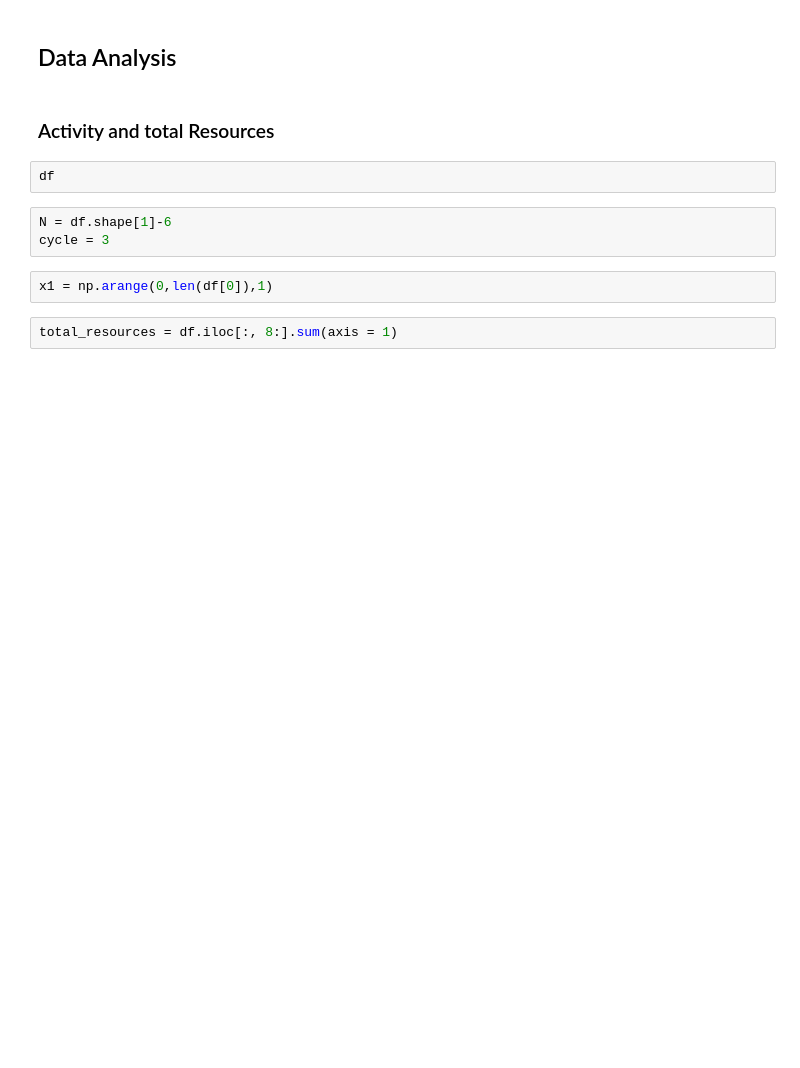
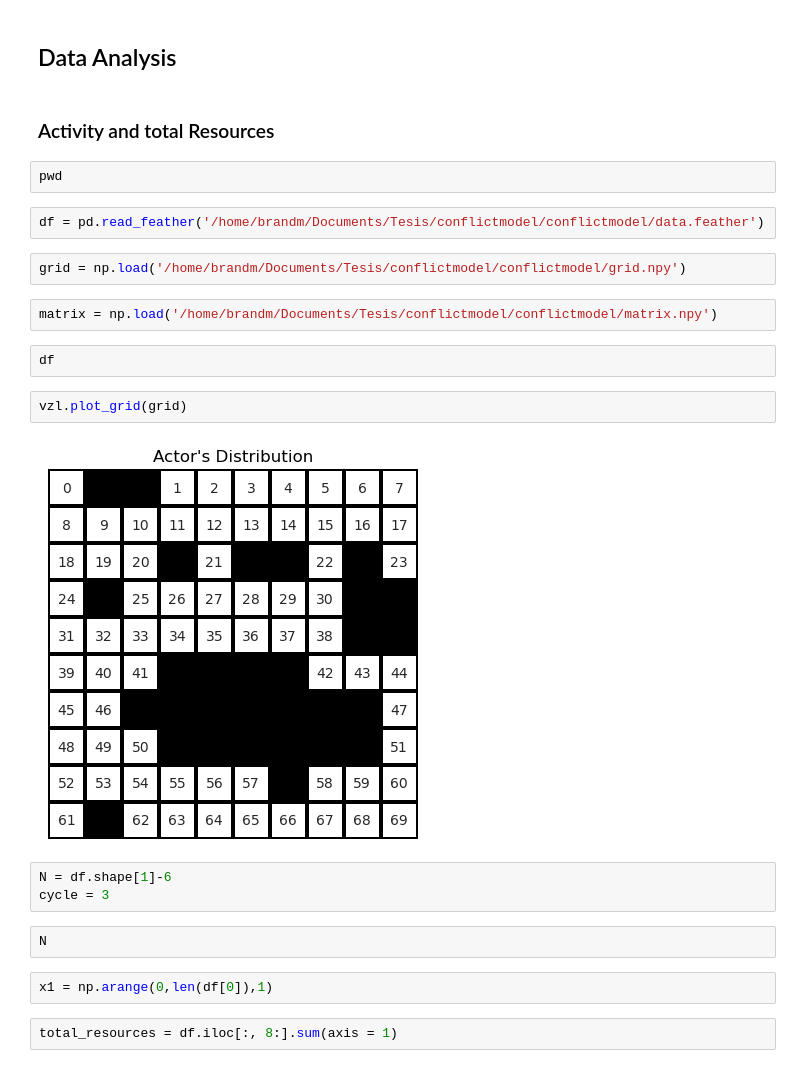
Before and after one commit to brandonminta/conflictmodel, a Jupyter notebook: Simulation-Single.ipynb, the cells around one changed output. Drawn from its saved outputs; the diff is of its cells as text; blank space fills up the shorter version.

Commit message:
modified script and visualization

```diff
--- a/Simulation-Single.ipynb
+++ b/Simulation-Single.ipynb
@@ -18,11 +40,25 @@ import pandas as pd
 ## Data Analysis
 # %% [markdown]
 ### Activity and total Resources
+# %%
+pwd
 # %%
-df
+df = pd.read_feather('/home/brandm/Documents/Tesis/conflictmodel/conflictmodel/data.feather')
+# %%
+grid = np.load('/home/brandm/Documents/Tesis/conflictmodel/conflictmodel/grid.npy')
+# %%
+matrix = np.load('/home/brandm/Documents/Tesis/conflictmodel/conflictmodel/matrix.npy')
+# %%
+df
+# %%
+vzl.plot_grid(grid)
+# %% [output]
+[figure, added]
 # %%
 N = df.shape[1]-6
 cycle = 3
+# %%
+N
 # %%
 x1 = np.arange(0,len(df[0]),1)
 # %%
```
Also changed, not shown: parts of 28 cells of this notebook, 11 other files.
